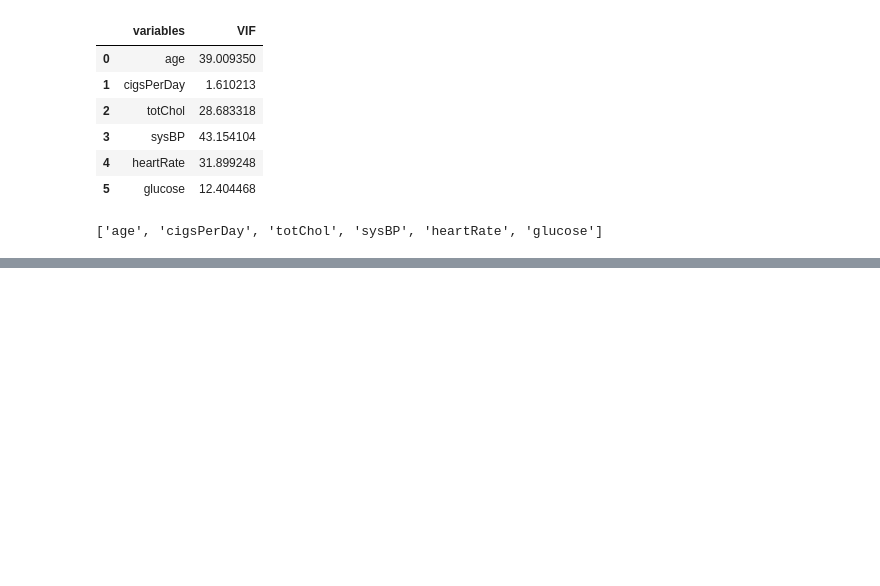
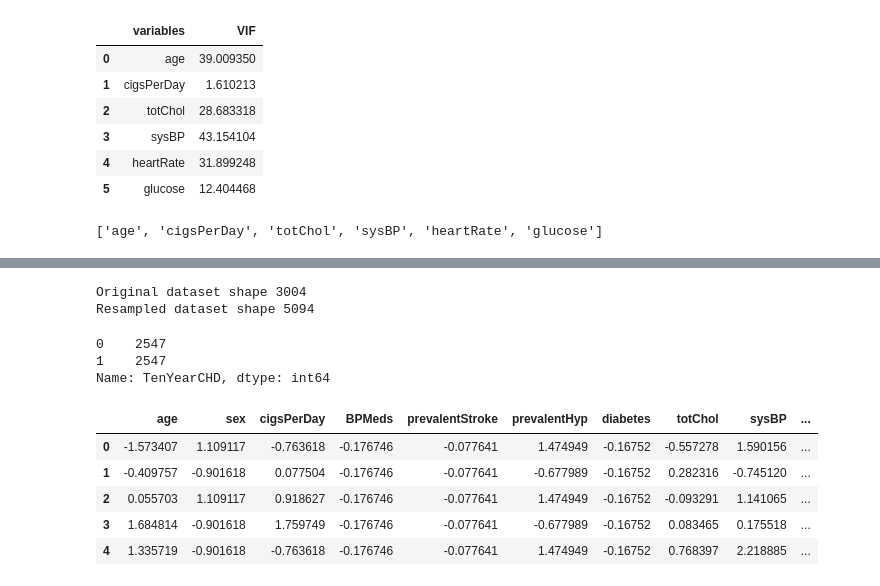
Before and after one commit to snehahampapura/Cardiovascular-Risk-Prediction, a Jupyter notebook: Cardiovascular_Risk_Prediction.ipynb, the cells around one changed output, grey strips where cells are left out. Cells and saved outputs as stored; diff of their text form; code cells hidden in the pictures; blank space fills up the shorter version.

```diff
--- a/Cardiovascular_Risk_Prediction.ipynb
+++ b/Cardiovascular_Risk_Prediction.ipynb
@@ -425,0 +492,4 @@ numerical_features
+# %%
+cols=dataset.describe(include='category')
+for col in cols:
+  dataset[col]=dataset[col].astype('int64')
@@ -425,0 +498,5 @@ numerical_features
+# %%
+from scipy.stats import zscore
+X = dataset[features].apply(zscore)
+# %%
+Y = dataset['TenYearCHD']
@@ -425,0 +559,13 @@ numerical_features
+# %%
+from imblearn.over_sampling import SMOTE
+
+smote = SMOTE()
+
+# fit predictor and target variable
+x_smote, y_smote = smote.fit_resample(X,Y)
+
+print('Original dataset shape', len(dataset))
+print('Resampled dataset shape', len(y_smote))
+# %% [output]
+Original dataset shape 3004
+Resampled dataset shape 5094
@@ -425,0 +580,17 @@ numerical_features
+# %%
+y_smote.value_counts()
+# %% [output]
+0    2547
+1    2547
+Name: TenYearCHD, dtype: int64
+# %%
+new_data = pd.concat([pd.DataFrame(x_smote), pd.DataFrame(y_smote)], axis=1)
+# new_data.columns = ['age', 'totChol', 'sysBP', 'diaBP', 'BMI', 'heartRate', 'glucose','TenYearCHD']
+new_data.head()
+# %% [output]
+|  | age | sex | cigsPerDay | BPMeds | prevalentStroke | prevalentHyp | diabetes | totChol | sysBP | ... |
+| 0 | -1.573407 | 1.109117 | -0.763618 | -0.176746 | -0.077641 | 1.474949 | -0.16752 | -0.557278 | 1.590156 | ... |
+| 1 | -0.409757 | -0.901618 | 0.077504 | -0.176746 | -0.077641 | -0.677989 | -0.16752 | 0.282316 | -0.745120 | ... |
+| 2 | 0.055703 | 1.109117 | 0.918627 | -0.176746 | -0.077641 | 1.474949 | -0.16752 | -0.093291 | 1.141065 | ... |
+| 3 | 1.684814 | -0.901618 | 1.759749 | -0.176746 | -0.077641 | -0.677989 | -0.16752 | 0.083465 | 0.175518 | ... |
+| 4 | 1.335719 | -0.901618 | -0.763618 | -0.176746 | -0.077641 | 1.474949 | -0.16752 | 0.768397 | 2.218885 | ... |
```
Also changed, not shown: parts of 51 cells of this notebook.
